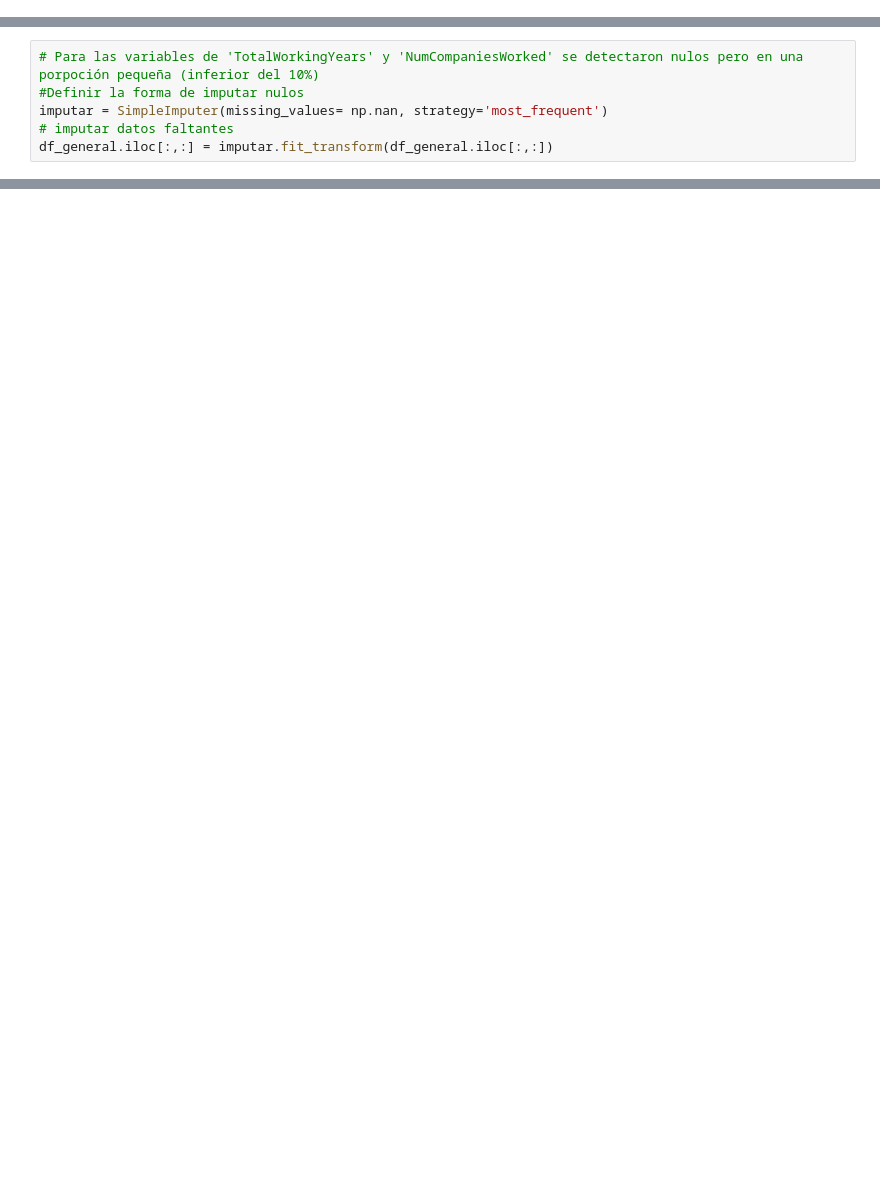
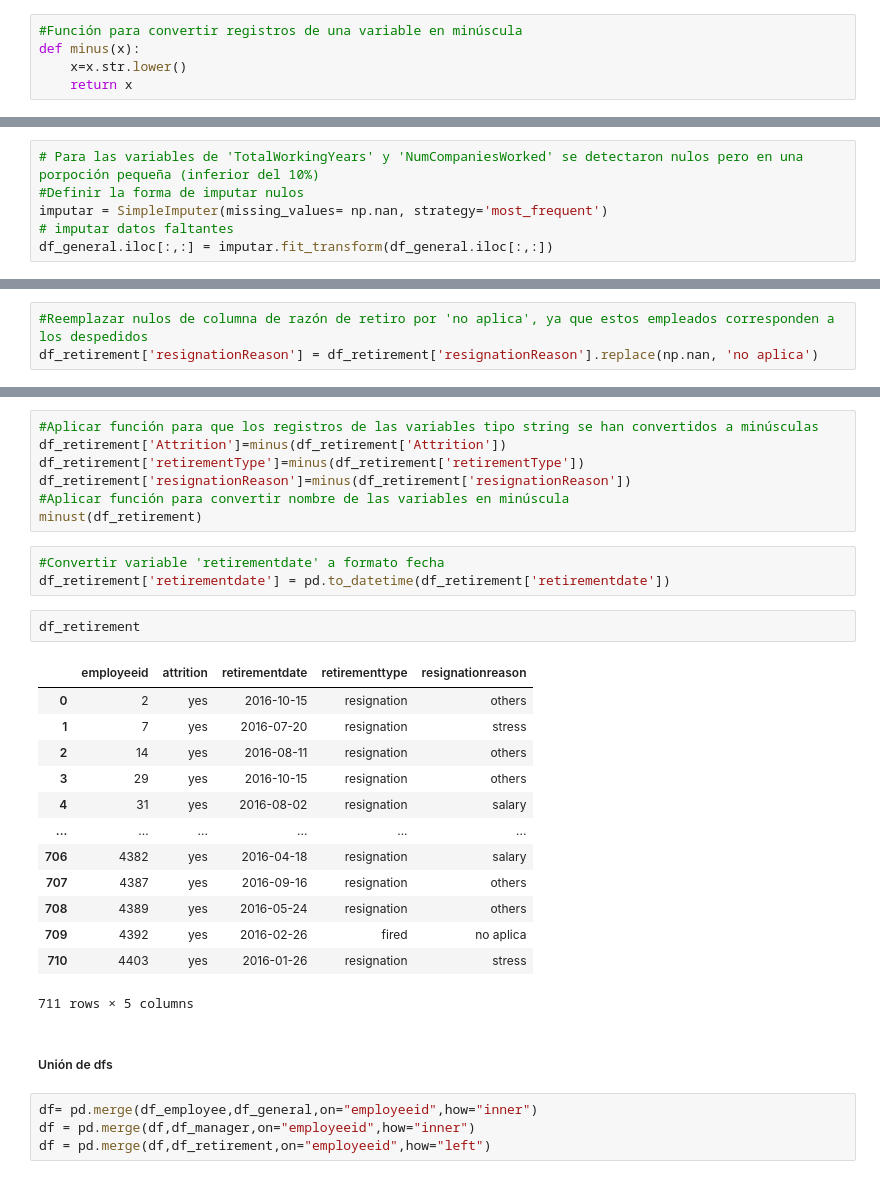
Before and after one commit to danielalopezanaya/Caso-estudio-Human-Resources, a Jupyter notebook: HR.ipynb, the cells around one changed output, grey strips where cells are left out. Saved outputs shown, nothing was run; the diff lists cells and outputs as text; blank space fills up the shorter version.

```diff
--- a/HR.ipynb
+++ b/HR.ipynb
@@ -31,3 +55,8 @@ def nulos(x):
+# %%
+#Función para convertir registros de una variable en minúscula
+def minus(x):
+    x=x.str.lower()
+    return x
 # %% [markdown]
 Lectura de datos
 # %%
@@ -213,0 +317,3 @@ df_general['MaritalStatus']=df_general['MaritalStatus'].str.lower()
+# %%
+#Reemplazar nulos de columna de razón de retiro por 'no aplica', ya que estos empleados corresponden a los despedidos
+df_retirement['resignationReason'] = df_retirement['resignationReason'].replace(np.nan, 'no aplica')
@@ -213,0 +341,32 @@ df_general['MaritalStatus']=df_general['MaritalStatus'].str.lower()
+# %%
+#Aplicar función para que los registros de las variables tipo string se han convertidos a minúsculas
+df_retirement['Attrition']=minus(df_retirement['Attrition'])
+df_retirement['retirementType']=minus(df_retirement['retirementType'])
+df_retirement['resignationReason']=minus(df_retirement['resignationReason'])
+#Aplicar función para convertir nombre de las variables en minúscula
+minust(df_retirement)
+# %%
+#Convertir variable 'retirementdate' a formato fecha
+df_retirement['retirementdate'] = pd.to_datetime(df_retirement['retirementdate'])
+# %%
+df_retirement
+# %% [output]
+|  | employeeid | attrition | retirementdate | retirementtype | resignationreason |
+| 0 | 2 | yes | 2016-10-15 | resignation | others |
+| 1 | 7 | yes | 2016-07-20 | resignation | stress |
+| 2 | 14 | yes | 2016-08-11 | resignation | others |
+| 3 | 29 | yes | 2016-10-15 | resignation | others |
+| 4 | 31 | yes | 2016-08-02 | resignation | salary |
+| ... | ... | ... | ... | ... | ... |
+| 706 | 4382 | yes | 2016-04-18 | resignation | salary |
+| 707 | 4387 | yes | 2016-09-16 | resignation | others |
+| 708 | 4389 | yes | 2016-05-24 | resignation | others |
+| 709 | 4392 | yes | 2016-02-26 | fired | no aplica |
+| 710 | 4403 | yes | 2016-01-26 | resignation | stress |
+711 rows × 5 columns
+# %% [markdown]
+##### Unión de dfs
+# %%
+df= pd.merge(df_employee,df_general,on="employeeid",how="inner")
+df = pd.merge(df,df_manager,on="employeeid",how="inner")
+df = pd.merge(df,df_retirement,on="employeeid",how="left")
```
Also changed, not shown: parts of 36 cells of this notebook.
